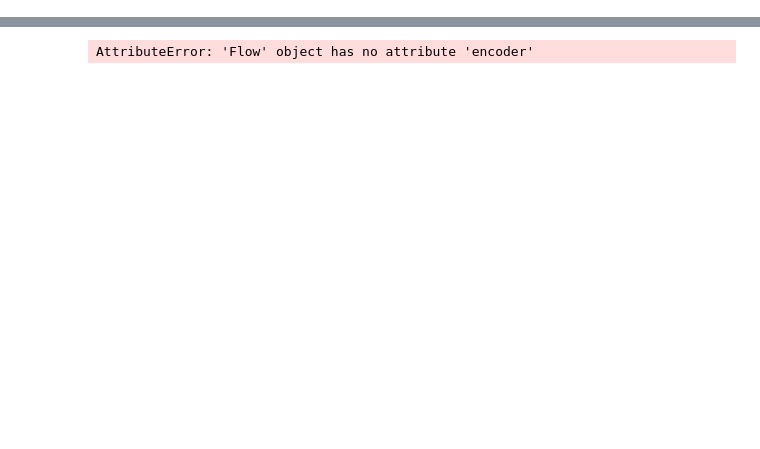
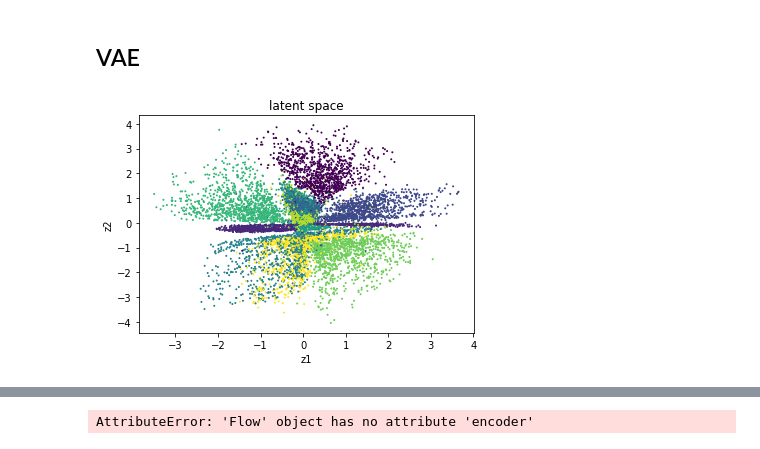
Before and after one commit to shresthasagar/ae_flow, a Jupyter notebook: plot.ipynb, the cells around one changed output, grey strips where cells are left out. Cells and saved outputs as stored; diff of their text form; code cells hidden in the pictures; blank space fills up the shorter version.

```diff
--- a/plot.ipynb
+++ b/plot.ipynb
@@ -41,0 +73,12 @@ def show_z(samples, labels, fname=None, title='latent space'):
+# %% [markdown]
+## VAE
+# %%
+vae_model = torch.load('trained_models/vae_mnist_zdim_2.model')
+vae_model = vae_model.to('cpu')
+vae_model.eval()
+
+z_vae, _ = vae_model.encode(image_train_set.dataset[0:10000].unsqueeze(dim=1))
+
+show_z(z_vae.detach(), image_train_set.labels[0:10000])
+# %% [output]
+[figure, added]
```
Also changed, not shown: parts of 22 cells of this notebook, 10 other files.
